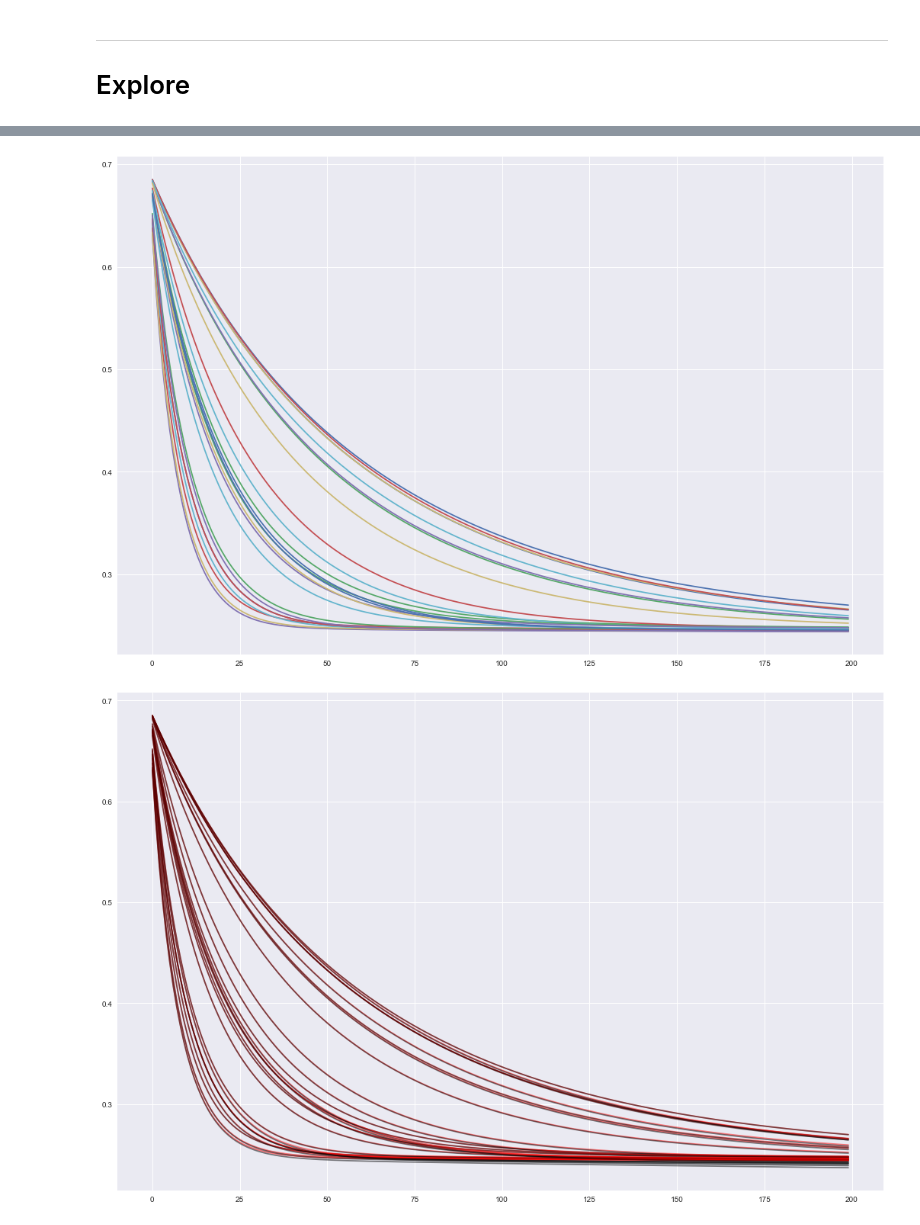
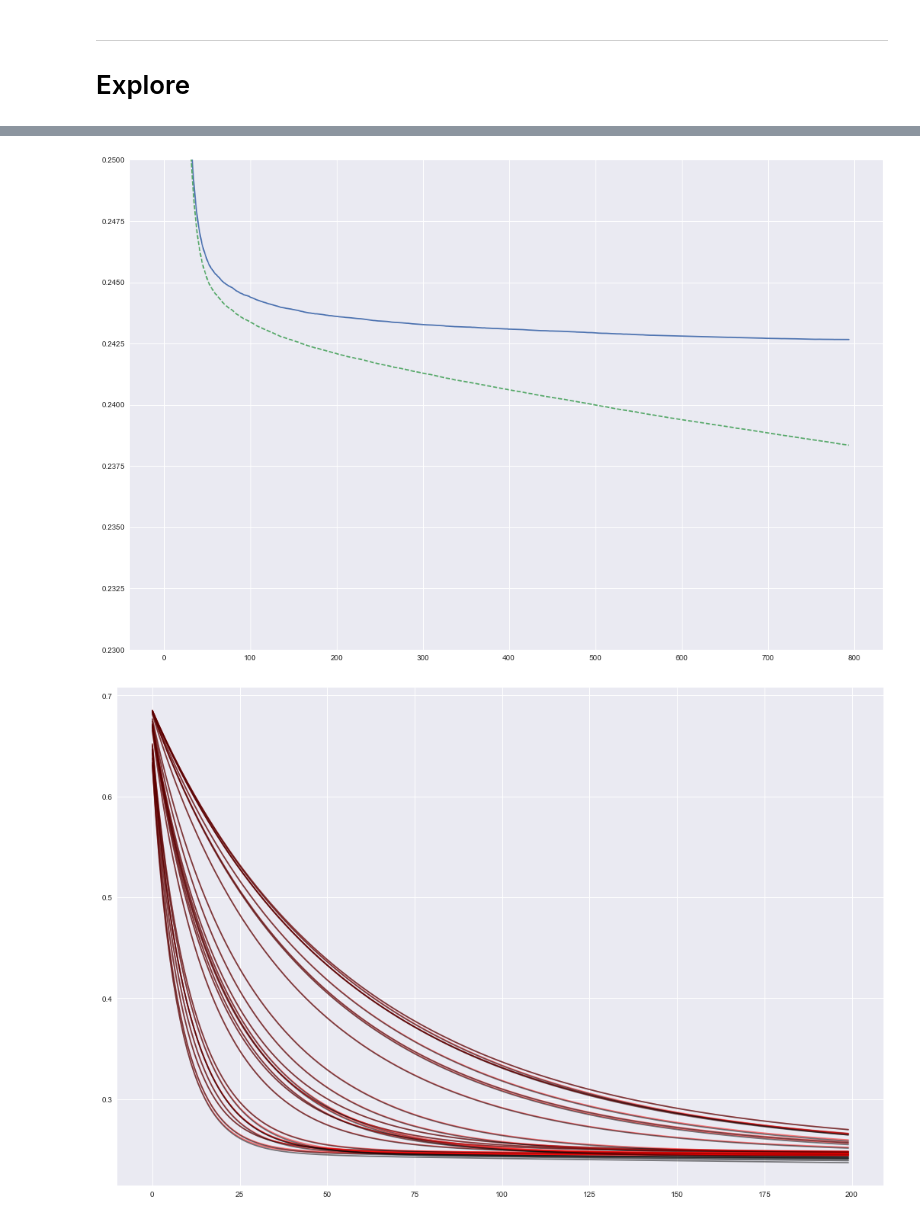
Before and after one commit to kylinorange/kaggle-instacart, a Jupyter notebook: Param Search Results.ipynb, the cells around one changed output, grey strips where cells are left out. Saved outputs shown, nothing was run; the diff lists cells and outputs as text; code cells hidden in the pictures.

```diff
--- a/Param Search Results.ipynb
+++ b/Param Search Results.ipynb
@@ -89,9 +93,23 @@ xgb_params_search = {}
+# %%
+name = 'v5-r0'
+down_sample = None
+test_size = 0.2
+num_searches = 1
+boosting_rounds = 10000
+stopping_rounds = 10
+
+xgb_params_search = {
+    "subsample"        : [0.5],
+    "tree_method"      : ["hist"]
+}
 # %% [markdown]
 ----
 
 # Explore
 # %%
-p = pd.read_csv(os.path.join(root, 'search-{}-params.csv'.format(name)))
+p = pd.read_csv(os.path.join(root, 'training-logs', 'train-{}-params.csv'.format(name)))
 p = p[list(xgb_params_search.keys()) + ['search_id']]
-h = pd.read_csv(os.path.join(root, 'search-{}-histories.csv'.format(name)))
+h = pd.read_csv(os.path.join(root, 'training-logs', 'train-{}-histories.csv'.format(name)))
+boosting_rounds = h.boost_round.max() + 1
 r = p.merge(h[h.boost_round == boosting_rounds - 1], on='search_id')
+h.head()
@@ -98,10 +123,12 @@ r = p.merge(h[h.boost_round == boosting_rounds - 1], on='search_id')
 # %%
 plt.figure(figsize=(18, 12))
+plt.ylim((0.23, 0.25))
 for i in range(num_searches):
-    plt.plot(h['boost_round'][h.search_id == i], h['test-logloss-mean'][h.search_id == i])
+    plt.plot(h['boost_round'][h.search_id == i], h['val-logloss'][h.search_id == i])
+    plt.plot(h['boost_round'][h.search_id == i], h['train-logloss'][h.search_id == i], '--')
 plt.show()
 # %% [output]
-[figure, old version]
+[figure, new version]
 # %%
 plt.figure(figsize=(18, 12))
 for i in range(num_searches):
```
Also changed, not shown: parts of 2 cells of this notebook, 3 other files.
